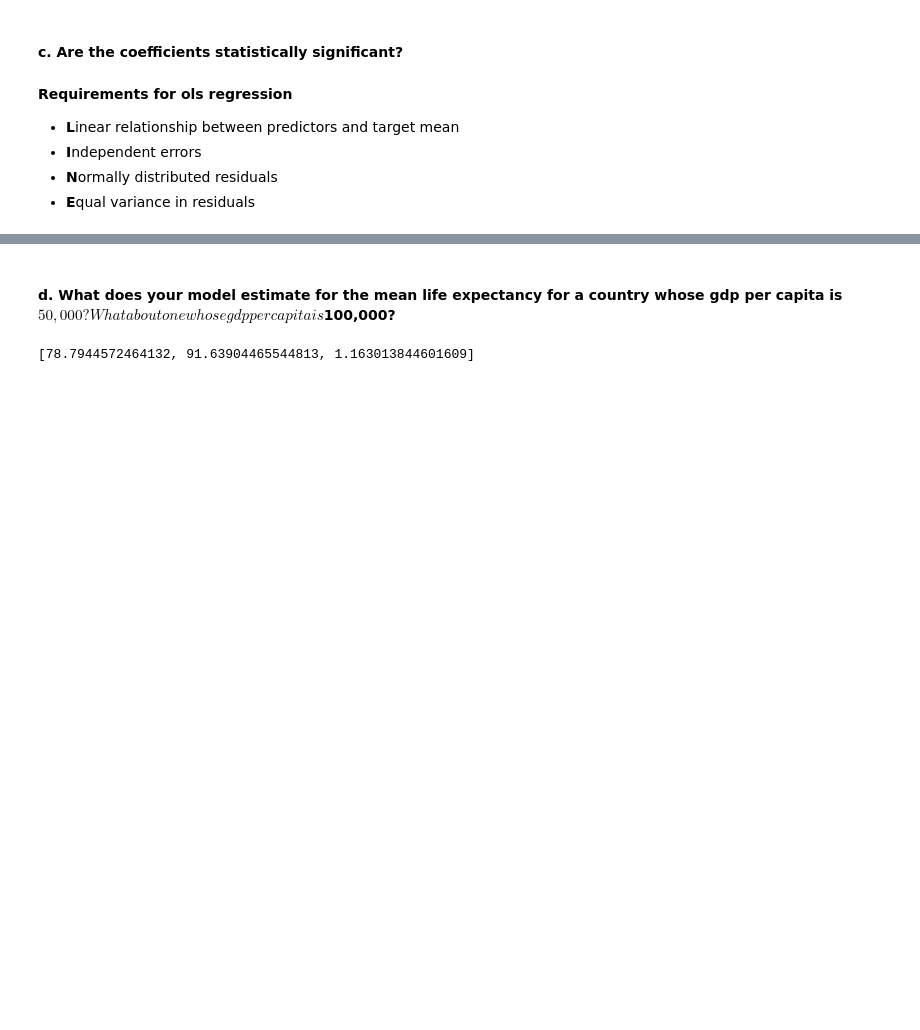
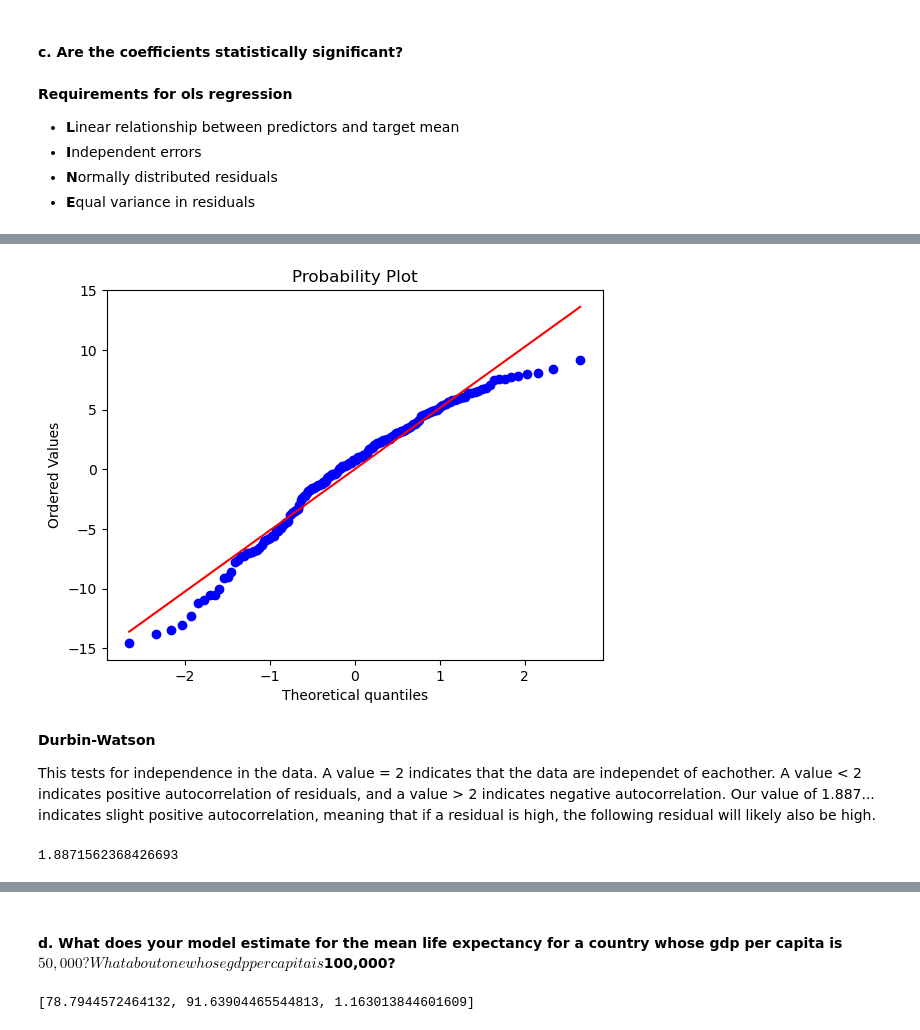
Before and after one commit to nss-data-science-cohort-8/un-linear-regression-DrewRichard7, a Jupyter notebook: notebooks/linear_regression_practice.ipynb, the cells around one changed output, grey strips where cells are left out. Cells and saved outputs as stored; diff of their text form; code cells hidden in the pictures; blank space fills up the shorter version.

```diff
--- a/notebooks/linear_regression_practice.ipynb
+++ b/notebooks/linear_regression_practice.ipynb
@@ -184,0 +207,13 @@ Notes:
+# %%
+probplot(lm_2021_adjusted.resid, plot=plt);
+# %% [output]
+[figure, added]
+# %% [markdown]
+**Durbin-Watson**
+
+This tests for independence in the data. A value = 2 indicates that the data are independet of eachother. A value < 2 indicates positive autocorrelation of residuals, and a value > 2 indicates negative autocorrelation. Our value of 1.887... indicates slight positive autocorrelation, meaning that if a residual is high, the following residual will likely also be high.
+# %%
+# are the erros independent?
+sms.durbin_watson(lm_2021_adjusted.resid)
+# %% [output]
+1.8871562368426693
```
Also changed, not shown: parts of 20 cells of this notebook.
